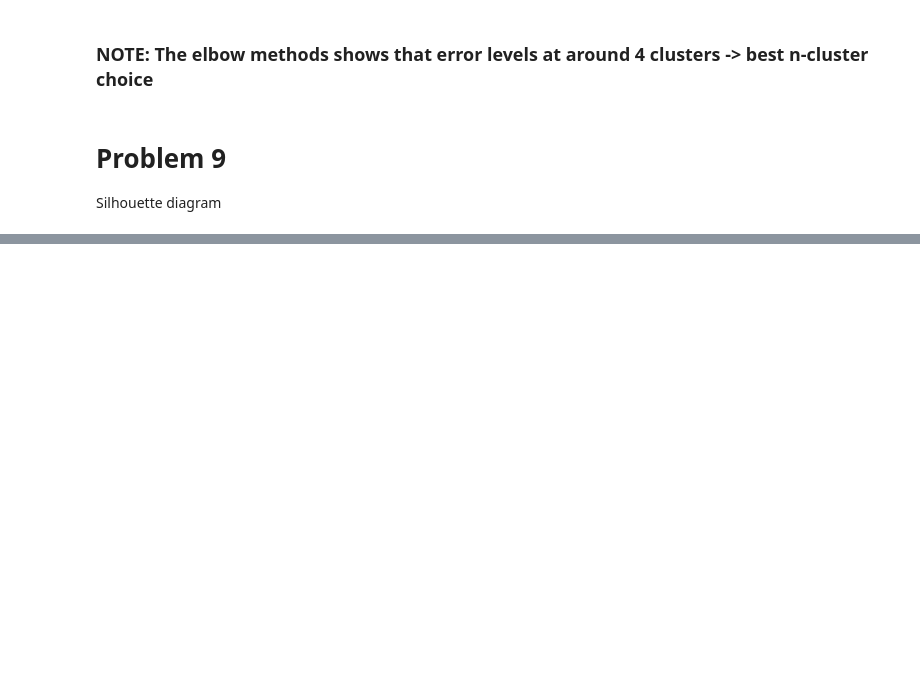
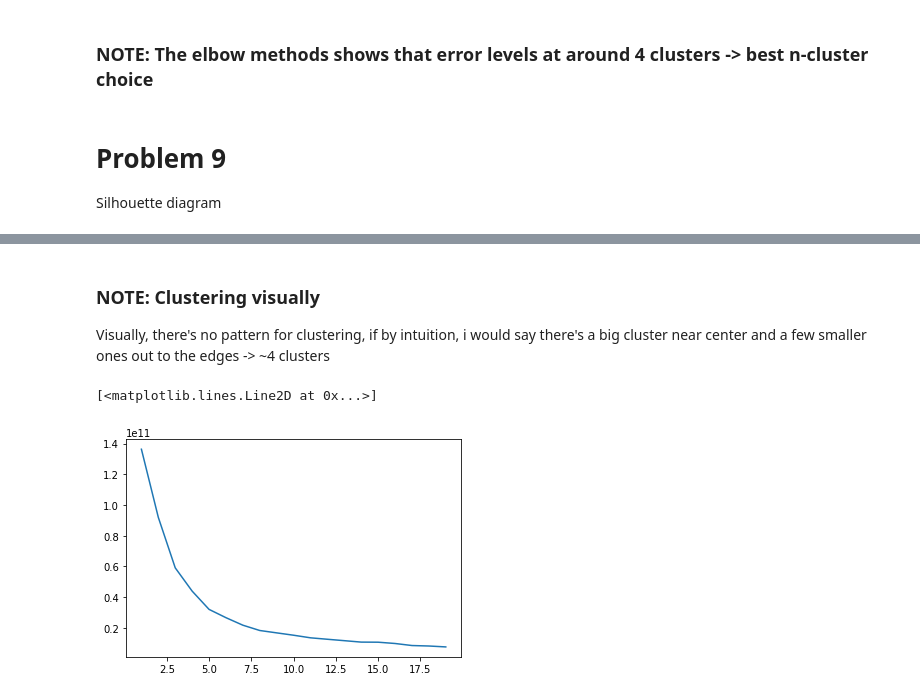
Before and after one commit to produdez/diveintocode-ml, a Jupyter notebook: Week 13/ClusteringScratch.ipynb, the cells around one changed output, grey strips where cells are left out. Saved outputs shown, nothing was run; the diff lists cells and outputs as text; code cells hidden in the pictures; blank space fills up the shorter version.

```diff
--- a/Week 13/ClusteringScratch.ipynb
+++ b/Week 13/ClusteringScratch.ipynb
@@ -476,0 +592,14 @@ def silhouette_diagram(silhouette_vals, silhouette_avg,y_km, cluster_labels,n_cl
+# %% [markdown]
+### NOTE: Clustering visually
+Visually, there's no pattern for clustering, if by intuition, i would say there's a big cluster near center and a few smaller ones out to the edges -> ~4 clusters
+# %%
+# Elbow
+err = []
+for k in range(1,20):
+    temp_model = ScratchKMeans(k,5,100,1e-4)
+    temp_model.fit(X)
+    err.append(temp_model.min_error)
+plt.plot(range(1,20), err)
+# %% [output]
+[<matplotlib.lines.Line2D at 0x...>]
+[figure, added]
```
Also changed, not shown: parts of 42 cells of this notebook, 2 other files.
